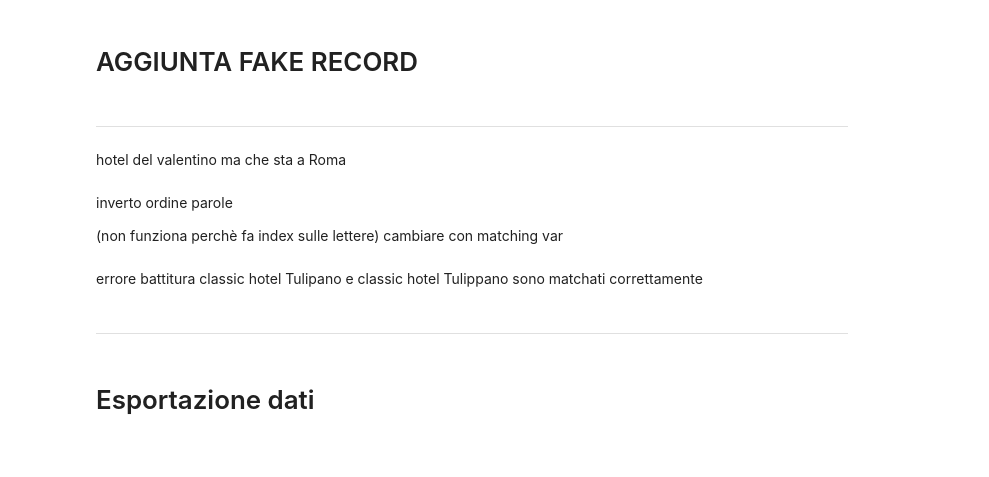
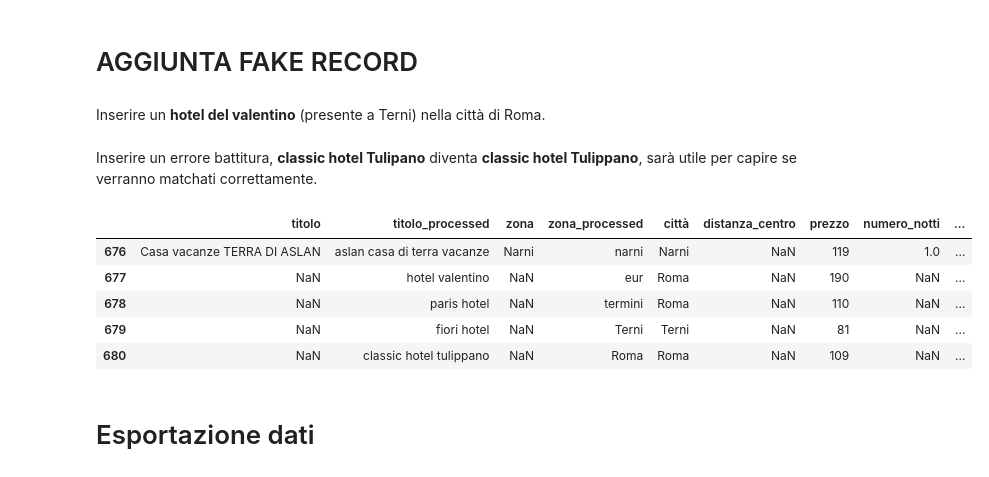
Before and after one commit to mattiamanna2203/RecordLinkage, a Jupyter notebook: Data Product/Cleaning_pipeline.ipynb, the cells around one changed output. Drawn from its saved outputs; the diff is of its cells as text; code cells hidden in the pictures.

```diff
--- a/Data Product/Cleaning_pipeline.ipynb
+++ b/Data Product/Cleaning_pipeline.ipynb
@@ -763,42 +603,43 @@ booking_reduced.shape
 # %% [markdown]
 # AGGIUNTA FAKE RECORD
-# %% [markdown]
------------------------------------------------------------------
-# %% [markdown]
-hotel del valentino ma che sta a Roma
+# %% [markdown]
+Inserire un **hotel del valentino** (presente a Terni) nella città di Roma.
 # %%
 # Nuova riga da aggiungere
-nuova_riga = pd.DataFrame([{'titolo_agoda': 'hotel valentino', 'prezzo_agoda': 190 ,'indirizzo_agoda':'eur','città_agoda':'Roma'}])
+nuova_riga = pd.DataFrame([{'titolo_processed': 'hotel valentino', 'prezzo': 190 ,'zona_processed':'eur','città':'Roma'}])
 
 # Aggiunta al dataset
-agoda_reduced = pd.concat([agoda_reduced, nuova_riga], ignore_index=True)
+agoda = pd.concat([agoda, nuova_riga], ignore_index=True)
 # %%
 # Nuova riga da aggiungere
-nuova_riga = pd.DataFrame([{'titolo_agoda': 'paris hotel', 'prezzo_agoda': 110 ,'indirizzo_agoda':'termini','città_agoda':'Roma'}])
+nuova_riga = pd.DataFrame([{'titolo_processed': 'paris hotel', 'prezzo': 110 ,'zona_processed':'termini','città':'Roma'}])
 
 # Aggiunta al dataset
-agoda_reduced = pd.concat([agoda_reduced, nuova_riga], ignore_index=True)
+agoda = pd.concat([agoda, nuova_riga], ignore_index=True)
 # %%
 # Nuova riga da aggiungere
-nuova_riga = pd.DataFrame([{'titolo_agoda': 'fiori hotel', 'prezzo_agoda': 81 ,'indirizzo_agoda':'Terni','città_agoda':'Terni'}])
+nuova_riga = pd.DataFrame([{'titolo_processed': 'fiori hotel', 'prezzo': 81 ,'zona_processed':'Terni','città':'Terni'}])
 
 # Aggiunta al dataset
-agoda_reduced = pd.concat([agoda_reduced, nuova_riga], ignore_index=True)
+agoda = pd.concat([agoda, nuova_riga], ignore_index=True)
-# %% [markdown]
-inverto ordine parole
-
-(non funziona perchè fa index sulle lettere) cambiare con matching var
 # %% [markdown]
-errore battitura
-classic hotel Tulipano e classic hotel Tulippano sono matchati correttamente
+Inserire un errore battitura, **classic hotel Tulipano** diventa **classic hotel Tulippano**, sarà utile per capire se verranno matchati correttamente.
 # %%
 # Nuova riga da aggiungere
-nuova_riga = pd.DataFrame([{'titolo_agoda': 'classic hotel tulippano', 'prezzo_agoda': 109 ,'indirizzo_agoda':'Roma','città_agoda':'Roma'}])
+nuova_riga = pd.DataFrame([{'titolo_processed': 'classic hotel tulippano', 'prezzo': 109 ,'zona_processed':'Roma','città':'Roma'}])
 
 # Aggiunta al dataset
-agoda_reduced = pd.concat([agoda_reduced, nuova_riga], ignore_index=True)
+agoda = pd.concat([agoda, nuova_riga], ignore_index=True)
-# %% [markdown]
------------------------------------------------------------------
+# %%
+# Visualizzare i fake records
+agoda.tail()
+# %% [output]
+|  | titolo | titolo_processed | zona | zona_processed | città | distanza_centro | prezzo | numero_notti | ... |
+| 676 | Casa vacanze TERRA DI ASLAN | aslan casa di terra vacanze | Narni | narni | Narni | NaN | 119 | 1.0 | ... |
+| 677 | NaN | hotel valentino | NaN | eur | Roma | NaN | 190 | NaN | ... |
+| 678 | NaN | paris hotel | NaN | termini | Roma | NaN | 110 | NaN | ... |
+| 679 | NaN | fiori hotel | NaN | Terni | Terni | NaN | 81 | NaN | ... |
+| 680 | NaN | classic hotel tulippano | NaN | Roma | Roma | NaN | 109 | NaN | ... |
 # %% [markdown]
 # Esportazione dati
 # %%
```
Also changed, not shown: parts of 49 cells of this notebook, 2 other files.
